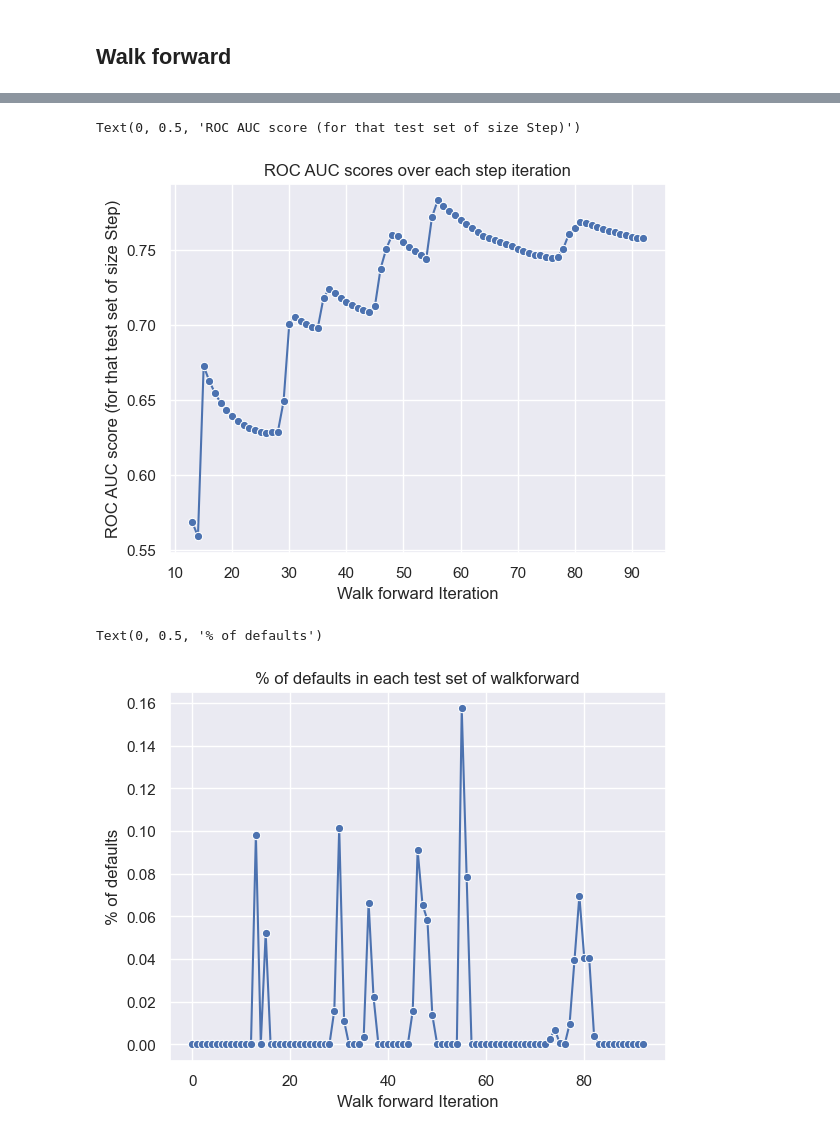
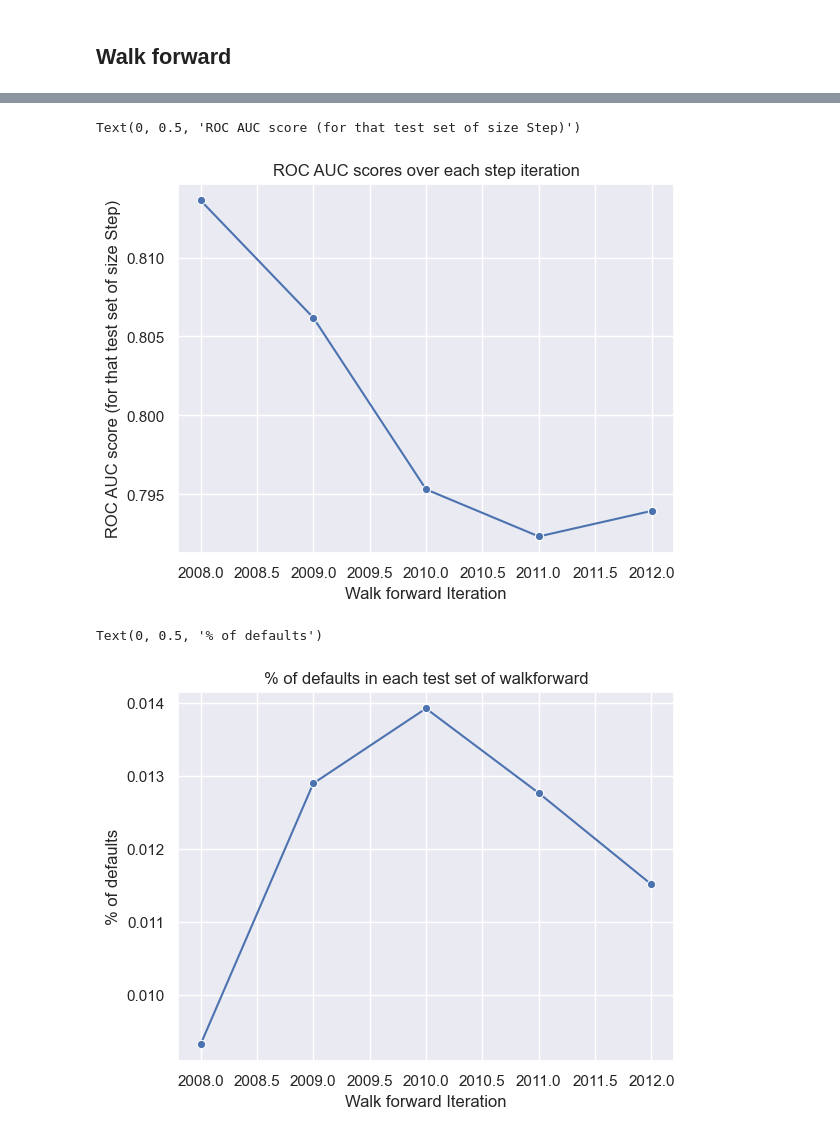
Before and after one commit to Juanroalvarado/ml-finance-credit-default, a Jupyter notebook: modeling/lr_modeling.ipynb, the cells around one changed output, grey strips where cells are left out. Drawn from its saved outputs; the diff is of its cells as text; code cells hidden in the pictures.

Commit message:
make walk forward yearly

```diff
--- a/modeling/lr_modeling.ipynb
+++ b/modeling/lr_modeling.ipynb
@@ -110,4 +144,4 @@ feature_list = [
 # %%
-formula = 'default ~ '+' + '.join(feature_list)
+formula = 'default_2 ~ '+' + '.join(feature_list)
 formula
 # %% [output]
@@ -229,7 +261,8 @@ def walk_forward_harness(df, preprocessor, estimator, predictor,
                          start, date_col = 'Date', step_size = 1):
     predictions = []
     model_list = []
-    ## here each tuple contains (roc_auc, above_median_volatility, below_median_volatility)
+    group_list = []
+
     stats_list = []
     def_percent = []
 
@@ -244,10 +277,19 @@ def walk_forward_harness(df, preprocessor, estimator, predictor,
         'formula': 'default ~ '+' + '.join(feature_list)
     }
 
-    for i in range(start,len(proc_all_data), step_size):
-        #ind.append(i)
-        train_data = proc_all_data.iloc[:i]
-        test_data = proc_all_data.iloc[i:i+step_size]
+    df[date_col] = pd.to_datetime(df[date_col])
+    walk_range = df[date_col].dt.year.unique()
+
+    for i in range(start,len(walk_range), step_size):
+
+        train_idx = walk_range[:i]
+        test_idx = [walk_range[i]]
+
+        # print('train',train_idx)
+        # print('test',test_idx)
+
+        train_data = proc_all_data[proc_all_data[date_col].dt.year.isin(train_idx)]
+        test_data = proc_all_data[proc_all_data[date_col].dt.year.isin(test_idx)]
 
         algo = smf.logit
 
@@ -257,6 +299,8 @@ def walk_forward_harness(df, preprocessor, estimator, predictor,
 
         labels += list(test_data['default'].values)
         predictions += list(prediction.values)
+
+        group_list += test_idx * len(prediction.values)
 
         try:
             score = metrics.roc_auc_score(y_score=predictions, y_true=labels)
@@ -270,10 +314,10 @@ def walk_forward_harness(df, preprocessor, estimator, predictor,
         model_list.append(trained_model)
 
 
-        progress_bar(i, len(proc_all_data))
+        progress_bar(i, len(walk_range))
 
-    predictions = pd.DataFrame([labels,predictions]).T
-    predictions.columns = ['label','prediction']
+    predictions = pd.DataFrame([labels,predictions,group_list]).T
+    predictions.columns = ['label','prediction','group']
     #predictions.set_index('index', inplace=True)
 
     return(predictions, model_list, stats_list)
@@ -284,6 +326,7 @@ predictions, model_list, stats_list = walk_forward_harness(modeling_df,
                                                            preprocessor = preprocessor,
                                                            estimator = estimator,
                                                            predictor = predictor,
-                                                           start = 100000,
-                                                           step_size = 10000)
+                                                           date_col = 'stmt_date',
+                                                           start = 1,
+                                                           step_size = 1)
 # %% [output]
@@ -291,2 +333,0 @@ predictions, model_list, stats_list = walk_forward_harness(modeling_df,
-# %%
-predictions['group'] = (predictions.index // 10000)
@@ -317,18 +347,18 @@ ROC AUC 0.7579853116770789
 # %%
-sns.lineplot(x=range(len(stats_list)), y=stats_list, marker="o")
+sns.lineplot(x=predictions['group'].unique(), y=stats_list, marker="o")
 plt.title('ROC AUC scores over each step iteration')
 plt.xlabel('Walk forward Iteration')
 plt.ylabel('ROC AUC score (for that test set of size Step)')
 # %% [output]
 Text(0, 0.5, 'ROC AUC score (for that test set of size Step)')
-[figure, old version]
+[figure, new version]
 # %%
 default_data_viz = predictions.groupby('group')['label'].mean()
 # %%
-sns.lineplot(x=range(len(default_data_viz)), y=default_data_viz, marker="o")
+sns.lineplot(x=default_data_viz.index, y=default_data_viz, marker="o")
 plt.title('% of defaults in each test set of walkforward')
 plt.xlabel('Walk forward Iteration')
 plt.ylabel('% of defaults')
 # %% [output]
 Text(0, 0.5, '% of defaults')
-[figure, old version]
+[figure, new version]
```
Also changed, not shown: parts of 22 cells of this notebook, 1 other file.
